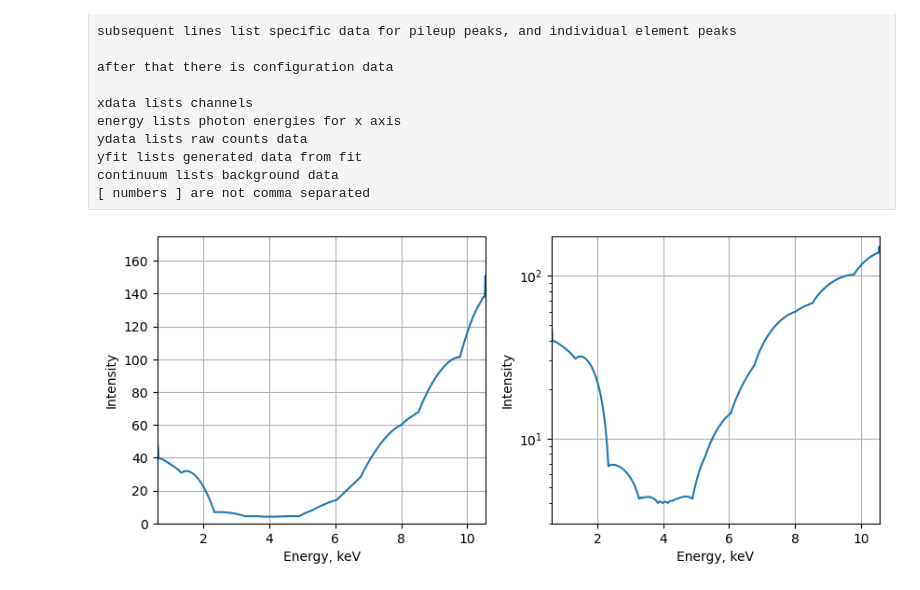
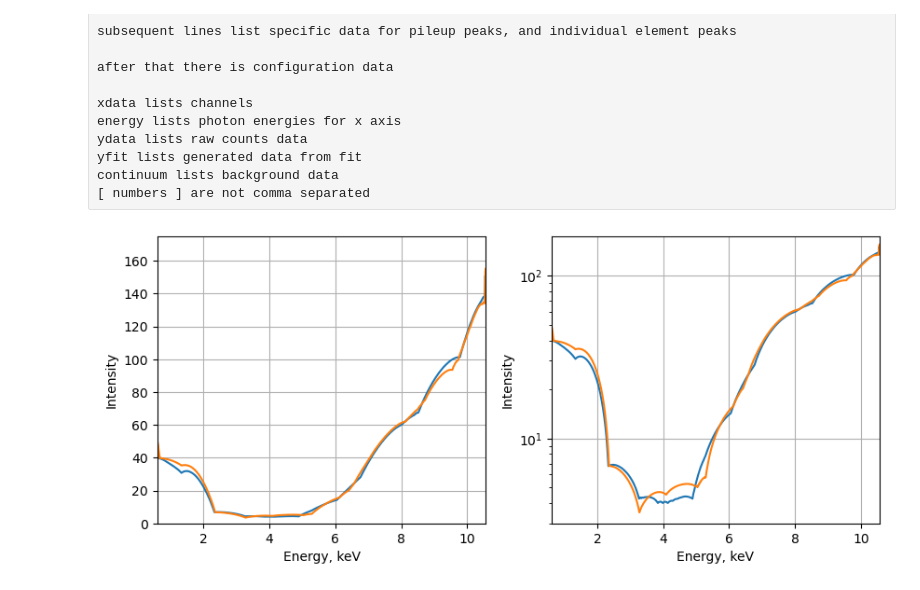
Before and after one commit to ELFREELAND/xrf-thickness-studies, a Jupyter notebook: dot_fit_parser.ipynb, the cells around one changed output. Drawn from its saved outputs; the diff is of its cells as text; code cells hidden in the pictures.

```diff
--- a/dot_fit_parser.ipynb
+++ b/dot_fit_parser.ipynb
@@ -41,29 +62,30 @@ del s
 # %%
-for i in range(0, len(energy)):
-    energy[i] = float(energy[i])
-    ydata[i] = float(ydata[i])
-    yfit[i] = float(yfit[i])
-    bg[i] = float(bg[i])
+energy1 = np.array(energy1)
+ydata1 = np.array(ydata1)
+yfit1 = np.array(yfit1)
+bg1 = np.array(bg1)
 
-energy = np.array(energy)
-ydata = np.array(ydata)
-yfit = np.array(yfit)
-bg = np.array(bg)
+energy2 = np.array(energy2)
+ydata2 = np.array(ydata2)
+yfit2 = np.array(yfit2)
+bg2 = np.array(bg2)
 # %%
 f, (ax1, ax2) = plt.subplots(nrows = 1, ncols = 2, figsize = (10, 4))
 
-ax1.plot(energy, bg)
+ax1.plot(energy1, bg1)
+ax1.plot(energy2, bg2)
 ax1.grid(True)
-ax1.axis([min(energy), max(energy), 0, 175])
+ax1.axis([min(energy1), max(energy1), 0, 175])
 ax1.set_xlabel("Energy, keV")
 ax1.set_ylabel("Intensity")
 
-ax2.semilogy(energy, bg)
-ax2.axis([min(energy), max(energy), 3, 175])
+ax2.semilogy(energy1, bg1)
+ax2.semilogy(energy2, bg2)
+ax2.axis([min(energy2), max(energy2), 3, 175])
 ax2.grid(True)
 ax2.set_xlabel("Energy, keV")
 ax2.set_ylabel("Intensity")
 
 plt.show()
 # %% [output]
-[figure, old version]
+[figure, new version]
```
Also changed, not shown: parts of 2 cells of this notebook, 2 other files.
